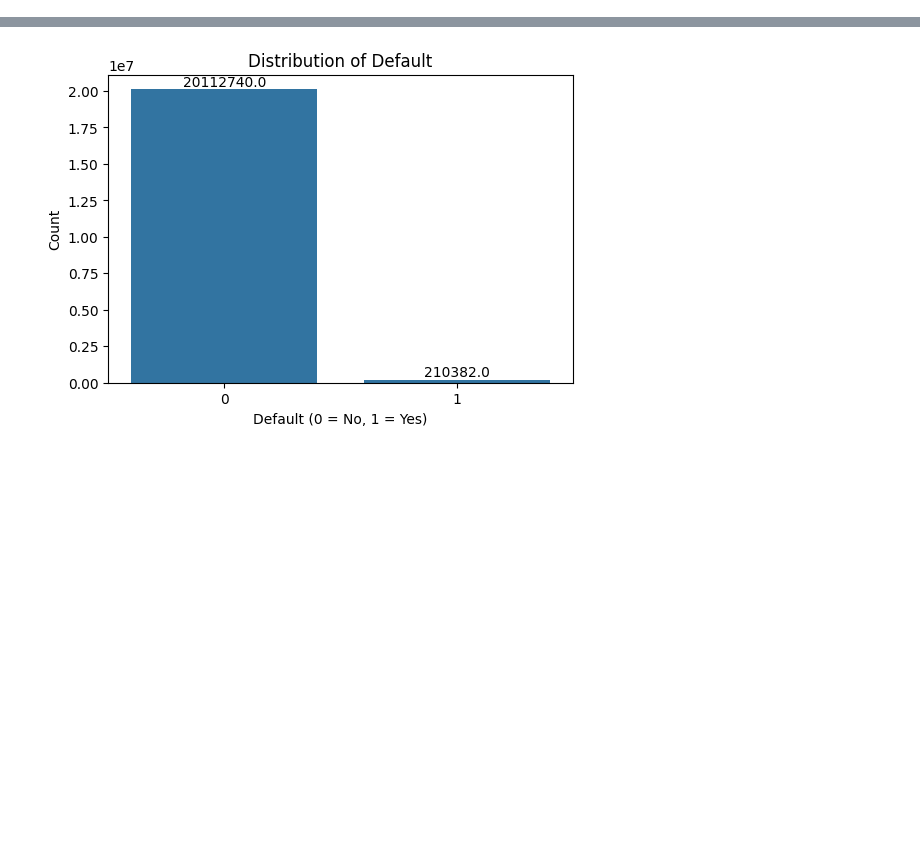
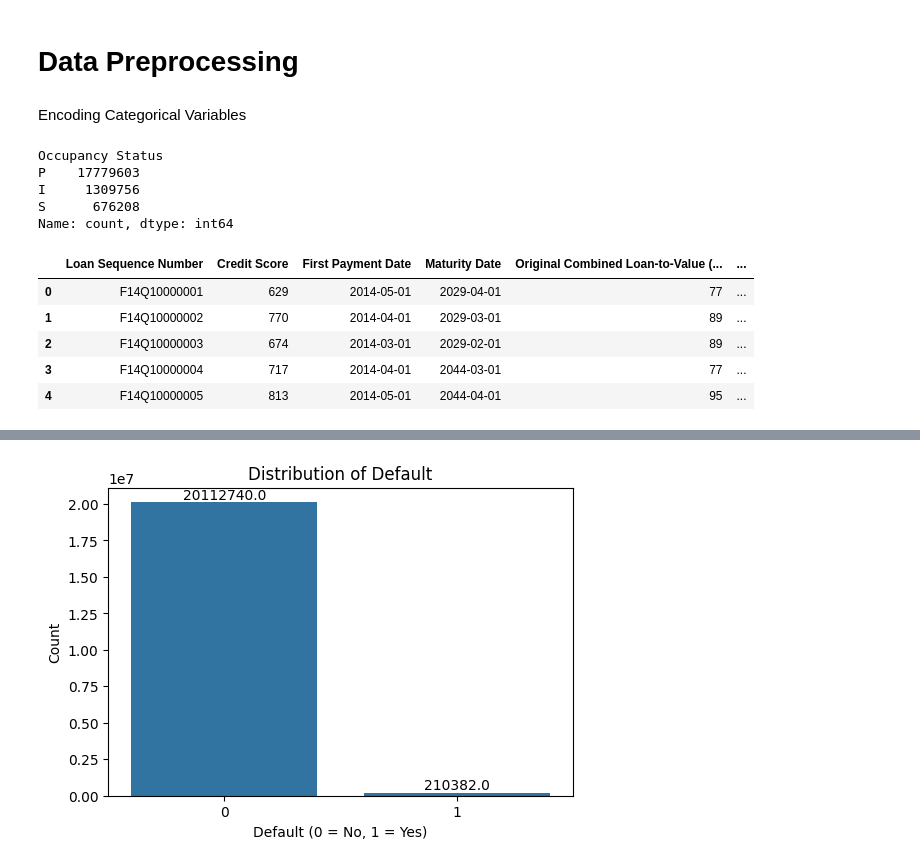
Before and after one commit to divija-rao/MBS_RiskManagement, a Jupyter notebook: cph.ipynb, the cells around one changed output, grey strips where cells are left out. Cells and saved outputs as stored; diff of their text form; code cells hidden in the pictures; blank space fills up the shorter version.

```diff
--- a/cph.ipynb
+++ b/cph.ipynb
@@ -87,0 +185,23 @@ dtype: int64
+# %% [markdown]
+# Data Preprocessing
+# %% [markdown]
+Encoding Categorical Variables
+# %%
+print(df3['Occupancy Status'].value_counts())
+# do One Hot Encoding - logic: cardinal categories
+# P-pending. I-investment. S-second home
+# %% [output]
+Occupancy Status
+P    17779603
+I     1309756
+S      676208
+Name: count, dtype: int64
+# %%
+df3.head()
+# %% [output]
+|  | Loan Sequence Number | Credit Score | First Payment Date | Maturity Date | Original Combined Loan-to-Value (... | ... |
+| 0 | F14Q10000001 | 629 | 2014-05-01 | 2029-04-01 | 77 | ... |
+| 1 | F14Q10000002 | 770 | 2014-04-01 | 2029-03-01 | 89 | ... |
+| 2 | F14Q10000003 | 674 | 2014-03-01 | 2029-02-01 | 89 | ... |
+| 3 | F14Q10000004 | 717 | 2014-04-01 | 2044-03-01 | 77 | ... |
+| 4 | F14Q10000005 | 813 | 2014-05-01 | 2044-04-01 | 95 | ... |
```
Also changed, not shown: parts of 32 cells of this notebook.
